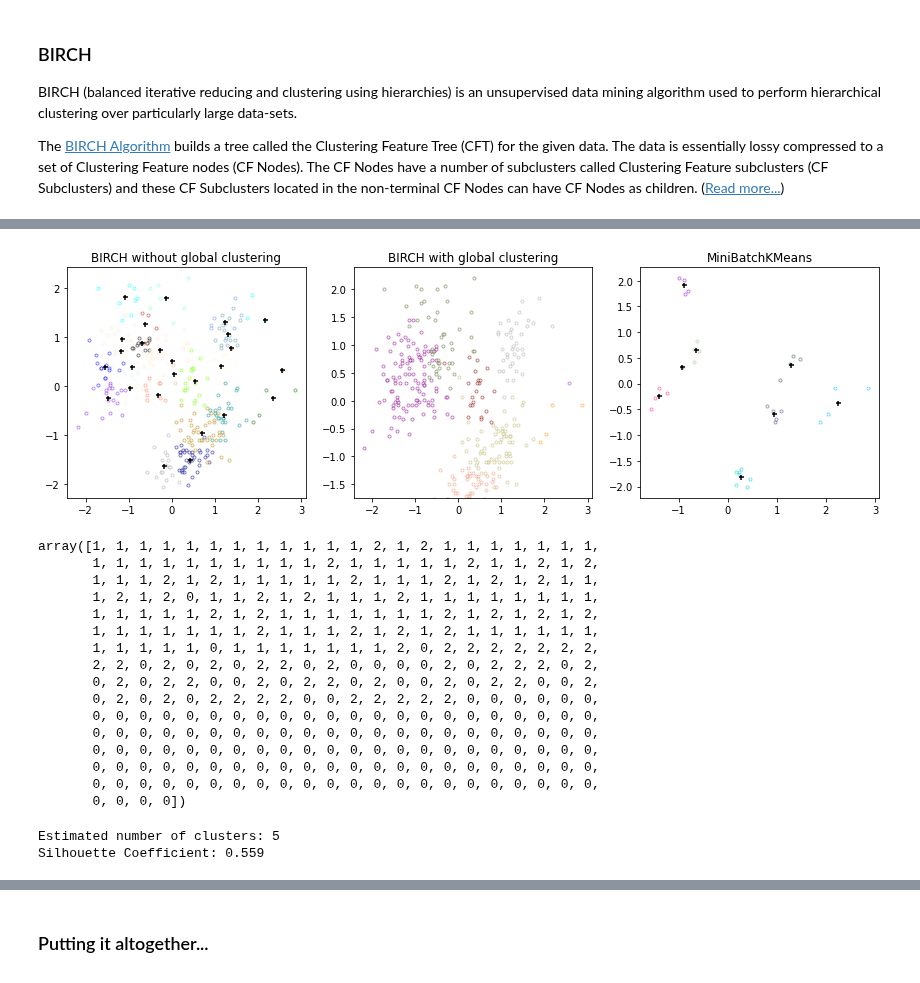
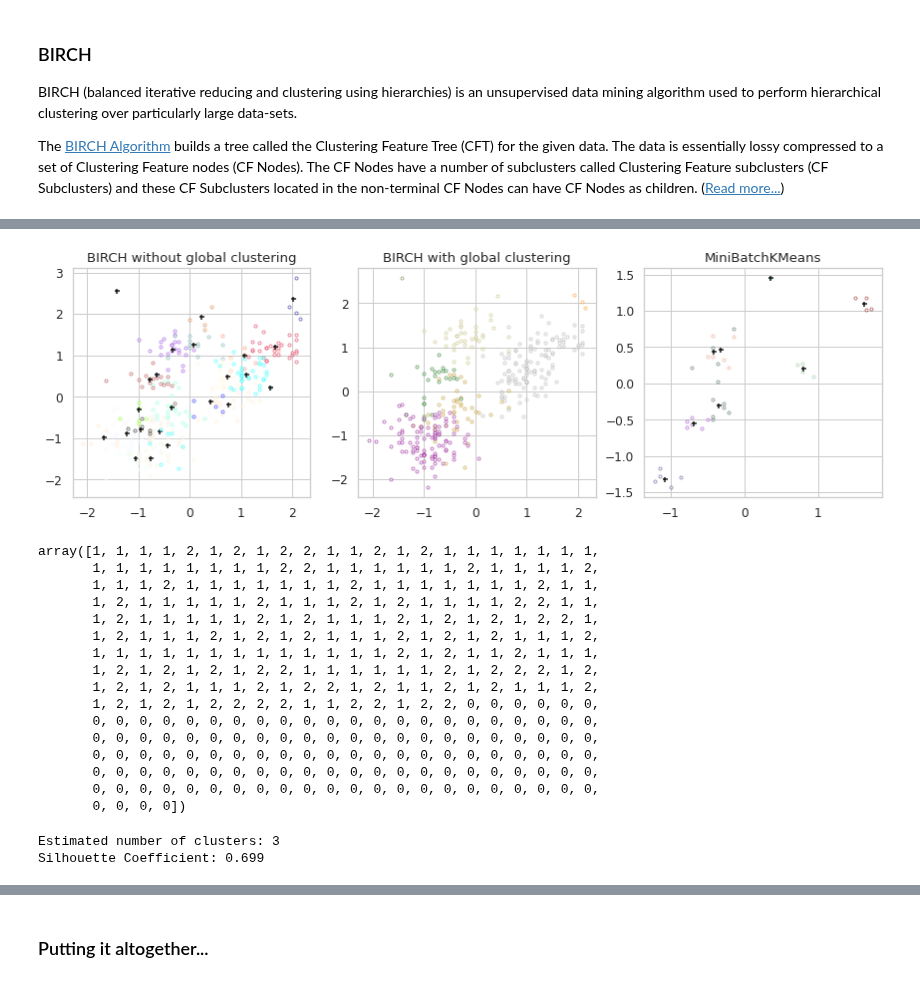
Before and after one commit to clizarraga-UAD7/Notebooks, a Jupyter notebook: Intro_UnsupervisedLearning.ipynb, the cells around one changed output, grey strips where cells are left out. Drawn from its saved outputs; the diff is of its cells as text; code cells hidden in the pictures.

```diff
--- a/Intro_UnsupervisedLearning.ipynb
+++ b/Intro_UnsupervisedLearning.ipynb
@@ -376,7 +596,8 @@ For n_clusters = 6 The average silhouette_score is : 0.5193150570287087
 # %%
 from sklearn.cluster import AgglomerativeClustering
 model = AgglomerativeClustering(n_clusters=6, linkage='ward', affinity='euclidean')
-model.fit(df[['culmen_length_mm', 'culmen_depth_mm', 'flipper_length_mm', 'body_mass_g' ]])
+#model.fit(df[['culmen_length_mm', 'culmen_depth_mm', 'flipper_length_mm', 'body_mass_g' ]])
+model.fit(df[['flipper_length_mm', 'culmen_depth_mm']])
 labels = model.labels_
 print(
     "Silhouette Coefficient: %0.3f"
@@ -485,7 +706,7 @@ from sklearn.datasets import make_blobs
 from sklearn.preprocessing import StandardScaler
 
 
-dbscan=DBSCAN(eps=0.5,min_samples=10)
+dbscan=DBSCAN(eps=0.5,min_samples=30)
 #dbscan.fit(df[['culmen_length_mm', 'culmen_depth_mm', 'flipper_length_mm']])
-dbscan.fit(df[['culmen_length_mm', 'culmen_depth_mm']])
+dbscan.fit(df[['flipper_length_mm', 'culmen_depth_mm']])
 # %% [output]
@@ -634,9 +858,10 @@ The [Mean Shift Clustering Algorithm](https://scikit-learn.org/stable/modules/cl
 # %%
 import numpy as np
 from sklearn.cluster import MeanShift, estimate_bandwidth
+
+#X = df[["culmen_length_mm", "culmen_depth_mm", "flipper_length_mm", "body_mass_g"]].values
+X = df[["flipper_length_mm", "culmen_depth_mm"]].values
+X = StandardScaler().fit_transform(X)
-# %%
-X = df[["culmen_length_mm", "culmen_depth_mm", "flipper_length_mm", "body_mass_g"]].values
-X = StandardScaler().fit_transform(X)
 # %%
 # The following bandwidth can be automatically detected using
 bandwidth = estimate_bandwidth(X, quantile=0.2, n_samples=300)
@@ -699,8 +924,8 @@ from sklearn.datasets import make_blobs
 
 
 #X = df[["culmen_length_mm", "culmen_depth_mm", "flipper_length_mm", "body_mass_g"]].values
-X = df[["culmen_length_mm", "culmen_depth_mm", "flipper_length_mm"]].values
-y = df["body_mass_g"].values.reshape(-1, 1)
+X = df[["flipper_length_mm", "culmen_length_mm", "body_mass_g"]].values
+y = df["culmen_depth_mm"].values.reshape(-1, 1)
 X = StandardScaler().fit_transform(X)
 y = StandardScaler().fit_transform(y)
 
@@ -784,9 +1009,9 @@ Time taken to run MiniBatchKMeans 0.26 seconds
-[figure, old version]
+[figure, new version]
 # %%
 from sklearn.cluster import Birch
 #X = [[0, 1], [0.3, 1], [-0.3, 1], [0, -1], [0.3, -1], [-0.3, -1]]
 
-X = df[["culmen_length_mm", "culmen_depth_mm"]].values
+X = df[["flipper_length_mm", "culmen_depth_mm"]].values
 #y = df["flipper_length_mm"].values.reshape(-1, 1)
 X = StandardScaler().fit_transform(X)
 #y = StandardScaler().fit_transform(y)
@@ -797,16 +1022,16 @@ Birch(n_clusters=3)
 brc.predict(X)
 #array([0, 0, 0, 1, 1, 1])
 # %% [output]
-array([1, 1, 1, 1, 1, 1, 1, 1, 1, 1, 1, 1, 2, 1, 2, 1, 1, 1, 1, 1, 1, 1,
-       1, 1, 1, 1, 1, 1, 1, 1, 1, 1, 2, 1, 1, 1, 1, 1, 2, 1, 1, 2, 1, 2,
-       1, 1, 1, 2, 1, 2, 1, 1, 1, 1, 1, 2, 1, 1, 1, 2, 1, 2, 1, 2, 1, 1,
-       1, 2, 1, 2, 0, 1, 1, 2, 1, 2, 1, 1, 1, 2, 1, 1, 1, 1, 1, 1, 1, 1,
-       1, 1, 1, 1, 1, 2, 1, 2, 1, 1, 1, 1, 1, 1, 1, 2, 1, 2, 1, 2, 1, 2,
-       1, 1, 1, 1, 1, 1, 1, 2, 1, 1, 1, 2, 1, 2, 1, 2, 1, 1, 1, 1, 1, 1,
-       1, 1, 1, 1, 1, 0, 1, 1, 1, 1, 1, 1, 1, 2, 0, 2, 2, 2, 2, 2, 2, 2,
-       2, 2, 0, 2, 0, 2, 0, 2, 2, 0, 2, 0, 0, 0, 0, 2, 0, 2, 2, 2, 0, 2,
-       0, 2, 0, 2, 2, 0, 0, 2, 0, 2, 2, 0, 2, 0, 0, 2, 0, 2, 2, 0, 0, 2,
-       0, 2, 0, 2, 0, 2, 2, 2, 2, 0, 0, 2, 2, 2, 2, 2, 0, 0, 0, 0, 0, 0,
+array([1, 1, 1, 1, 2, 1, 2, 1, 2, 2, 1, 1, 2, 1, 2, 1, 1, 1, 1, 1, 1, 1,
+       1, 1, 1, 1, 1, 1, 1, 1, 2, 2, 1, 1, 1, 1, 1, 1, 2, 1, 1, 1, 1, 2,
+       1, 1, 1, 2, 1, 1, 1, 1, 1, 1, 1, 2, 1, 1, 1, 1, 1, 1, 1, 2, 1, 1,
+       1, 2, 1, 1, 1, 1, 1, 2, 1, 1, 1, 2, 1, 2, 1, 1, 1, 1, 2, 2, 1, 1,
+       1, 2, 1, 1, 1, 1, 1, 2, 1, 2, 1, 1, 1, 2, 1, 2, 1, 2, 1, 2, 2, 1,
+       1, 2, 1, 1, 1, 2, 1, 2, 1, 2, 1, 1, 1, 2, 1, 2, 1, 2, 1, 1, 1, 2,
+       1, 1, 1, 1, 1, 1, 1, 1, 1, 1, 1, 1, 1, 2, 1, 2, 1, 1, 2, 1, 1, 1,
+       1, 2, 1, 2, 1, 2, 1, 2, 2, 1, 1, 1, 1, 1, 1, 2, 1, 2, 2, 2, 1, 2,
+       1, 2, 1, 2, 1, 1, 1, 2, 1, 2, 2, 1, 2, 1, 1, 2, 1, 2, 1, 1, 1, 2,
+       1, 2, 1, 2, 1, 2, 2, 2, 2, 1, 1, 2, 2, 1, 2, 2, 0, 0, 0, 0, 0, 0,
        0, 0, 0, 0, 0, 0, 0, 0, 0, 0, 0, 0, 0, 0, 0, 0, 0, 0, 0, 0, 0, 0,
        0, 0, 0, 0, 0, 0, 0, 0, 0, 0, 0, 0, 0, 0, 0, 0, 0, 0, 0, 0, 0, 0,
        0, 0, 0, 0, 0, 0, 0, 0, 0, 0, 0, 0, 0, 0, 0, 0, 0, 0, 0, 0, 0, 0,
@@ -823,10 +1048,9 @@ from sklearn import metrics
 #)
 
 centers = [[0, 0], [0, 0], [0, 0]]
-X = df[["culmen_length_mm", "culmen_depth_mm", "flipper_length_mm", "body_mass_g"]].values
-#y = df["body_mass_g"].values.reshape(-1, 1)
+#X = df[["culmen_length_mm", "culmen_depth_mm", "flipper_length_mm", "body_mass_g"]].values
+X = df[["flipper_length_mm", "culmen_depth_mm", "culmen_length_mm"]].values
 X = StandardScaler().fit_transform(X)
-#y = StandardScaler().fit_transform(y)
 
 
 af = AffinityPropagation(preference=-50, random_state=0).fit(X)
@@ -849,8 +1073,8 @@ print(
     % metrics.silhouette_score(X, labels, metric="sqeuclidean")
 )
 # %% [output]
-Estimated number of clusters: 5
-Silhouette Coefficient: 0.559
+Estimated number of clusters: 3
+Silhouette Coefficient: 0.699
 # %%
 import matplotlib.pyplot as plt
 from itertools import cycle
```
Also changed, not shown: parts of 47 cells of this notebook.
